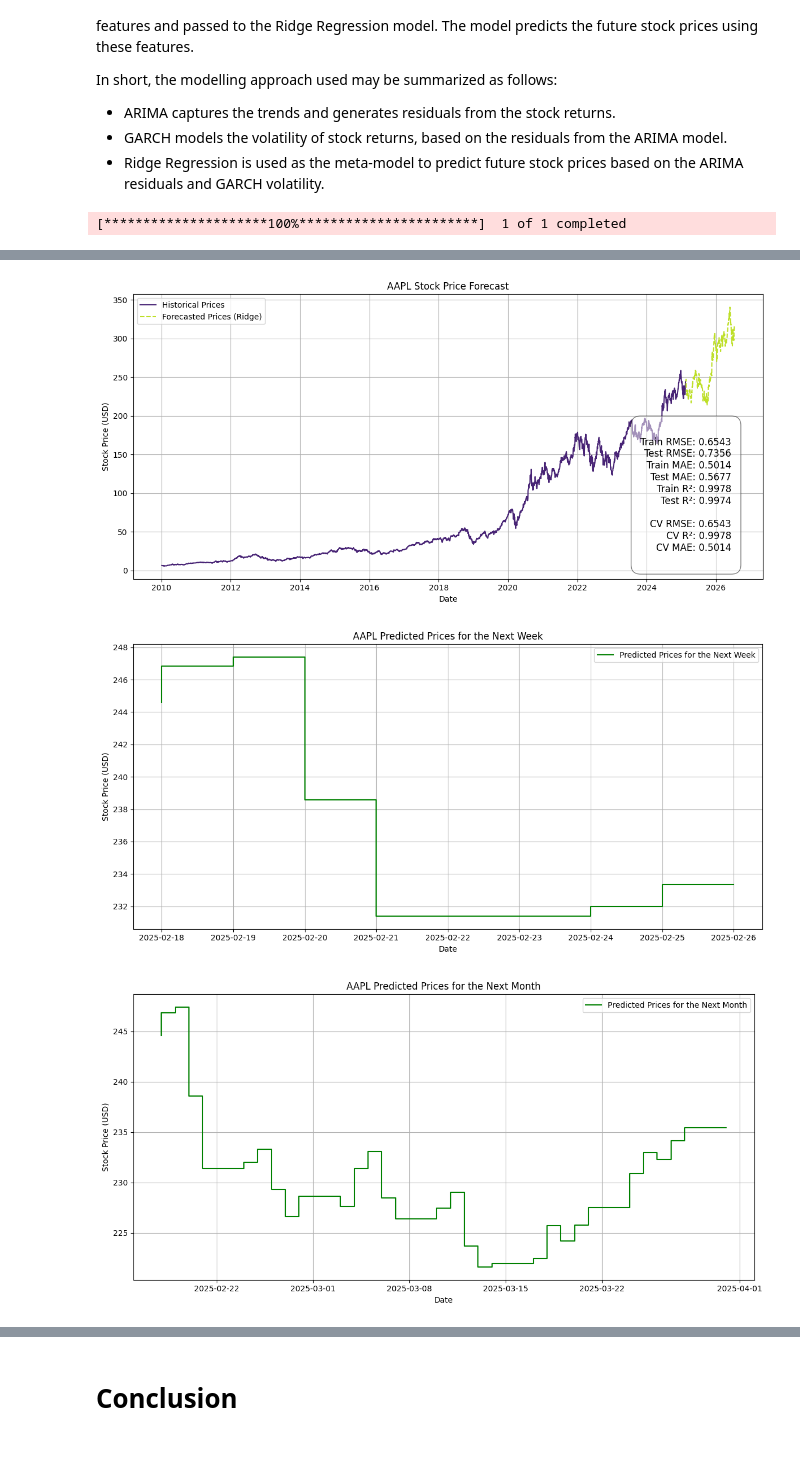
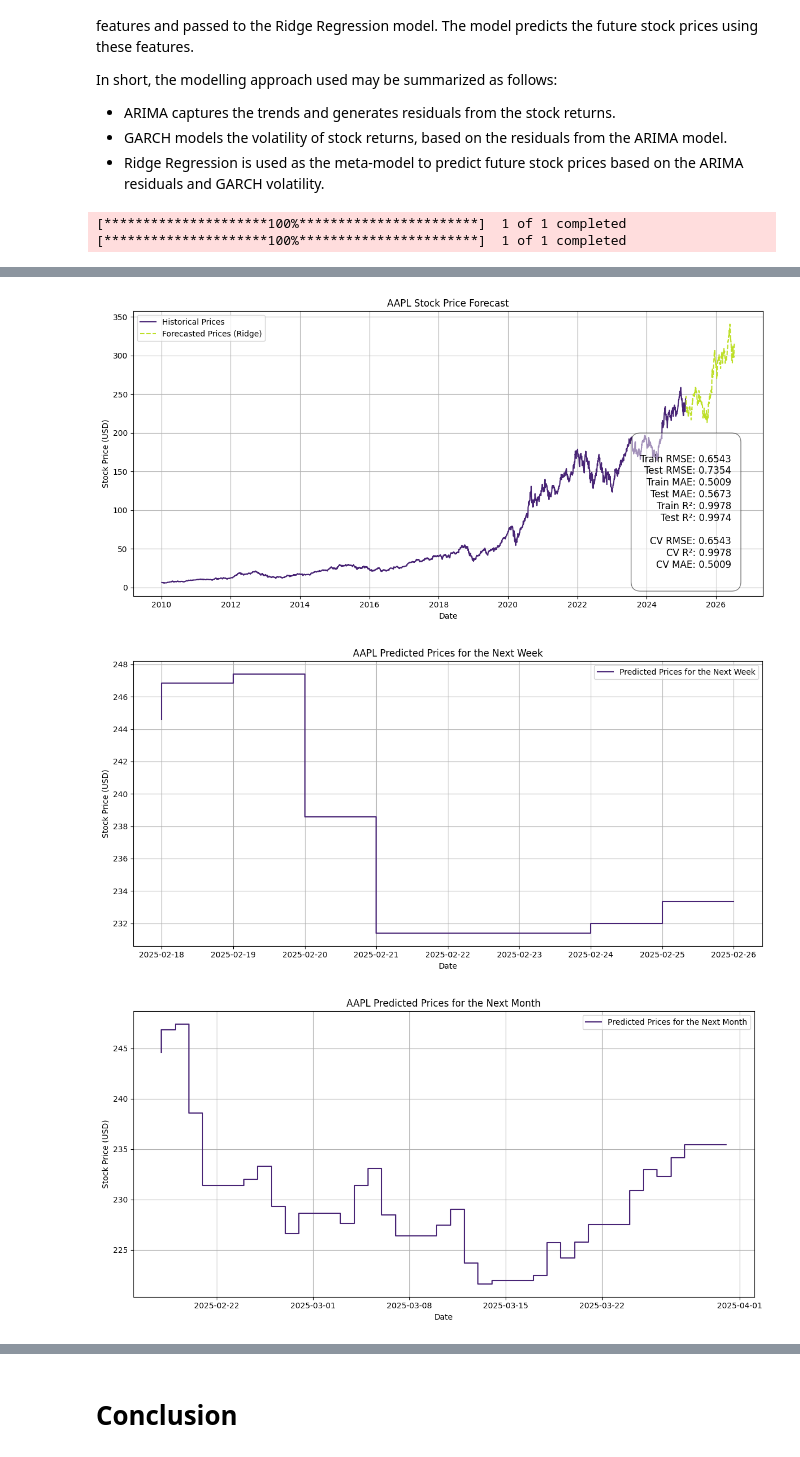
Before and after one commit to sa0v/Stocks, a Jupyter notebook: Stock Analysis in Python.ipynb, the cells around one changed output, grey strips where cells are left out. Drawn from its saved outputs; the diff is of its cells as text; code cells hidden in the pictures.

```diff
--- a/Stock Analysis in Python.ipynb
+++ b/Stock Analysis in Python.ipynb
@@ -91,8 +91,54 @@ scaler = StandardScaler()
 X_train_scaled = scaler.fit_transform(X_train)
 X_test_scaled = scaler.transform(X_test)
 
-# Initialize Ridge regression model
-ridge_model = RidgeCV(store_cv_values=True)
+# Suppress warnings
+warnings.filterwarnings("ignore")
+
+# Download stock data
+stock_symbol = 'AAPL'
+data = yf.download(stock_symbol, start='2010-01-01', end=datetime.date.today().strftime('%Y-%m-%d'))
+data['Log_Ret'] = np.log(data['Close'] / data['Close'].shift(1))
+data = data.dropna()
+
+# Fit ARIMA model to the log returns
+log_returns = data['Log_Ret']
+arima_model = ARIMA(log_returns, order=(5, 0, 0))
+arima_result = arima_model.fit()
+
+# ARIMA Residuals
+arima_residuals = arima_result.resid
+
+# Fit GARCH model to the residuals of the ARIMA model
+garch_model = arch_model(arima_residuals, vol='Garch', p=1, q=1)
+garch_result = garch_model.fit(disp="off")
+
+# Forecast GARCH volatility for the next 365 days
+garch_forecast = garch_result.forecast(horizon=365)
+garch_volatility = np.sqrt(garch_forecast.variance.iloc[-1]).values
+
+# Prepare features for Ridge Regression (ARIMA residuals and GARCH volatility)
+features = pd.DataFrame({
+    'ARIMA_Residuals': arima_residuals[-365:],  # Last 365 residuals
+    'GARCH_Volatility': garch_volatility
+})
+
+target = log_returns[-365:] * 1000  # Scale target to match the length of features
+features = features[np.isfinite(target)]
+target = target[np.isfinite(target)]
+
+# Split data into training and test sets
+X_train, X_test, y_train, y_test = train_test_split(features, target, test_size=0.2, shuffle=False)
+
+# Normalize the features
+scaler = StandardScaler()
+X_train_scaled = scaler.fit_transform(X_train)
+X_test_scaled = scaler.transform(X_test)
+
+# Define a list of alphas (regularization strengths) to explore
+alphas = np.logspace(-6, 6, 13)  # From 10^-6 to 10^6 on a log scale
+
+# Initialize Ridge regression model with alpha values for cross-validation
+ridge_model = RidgeCV(alphas=alphas, store_cv_values=True)
 
 # Train the Ridge regression model on the scaled training data
 ridge_model.fit(X_train_scaled, y_train)
@@ -218,39 +264,38 @@ plt.grid(True)
 
 # Display the plot
 plt.tight_layout()
 plt.show()
 
-
-
 # Step Chart for Next 7 Days Predictions
-forecast_week = forecast_df.head(7)
+forecast_week = forecast_df.head(7)  # Take the first 7 days of forecasted prices
 plt.figure(figsize=(12, 6))
 plt.step(forecast_week['Date'], forecast_week['Forecasted_Price'], label='Predicted Prices for the Next Week', color=plt.cm.viridis(0.1))
 plt.title(f'{stock_symbol} Predicted Prices for the Next Week')
 plt.xlabel('Date')
 plt.ylabel('Stock Price (USD)')
 plt.legend()
 plt.grid(True)
 plt.tight_layout()
 plt.show()
 
 # Step Chart for Next 30 Days Predictions
-forecast_month = forecast_df.head(30)
+forecast_month = forecast_df.head(30)  # Take the first 30 days of forecasted prices
 plt.figure(figsize=(12, 6))
 plt.step(forecast_month['Date'], forecast_month['Forecasted_Price'], label='Predicted Prices for the Next Month', color=plt.cm.viridis(0.1))
 plt.title(f'{stock_symbol} Predicted Prices for the Next Month')
 plt.xlabel('Date')
 plt.ylabel('Stock Price (USD)')
 plt.legend()
 plt.grid(True)
 plt.tight_layout()
 plt.show()
 # %% [output]
 [*********************100%***********************]  1 of 1 completed
+[*********************100%***********************]  1 of 1 completed
 [figure]
 [figure]
-[figure, old version]
+[figure, new version]
-[figure, old version]
+[figure, new version]
 # %% [markdown]
 # Analysis
 
```
Also changed, not shown: parts of 1 cell of this notebook.
